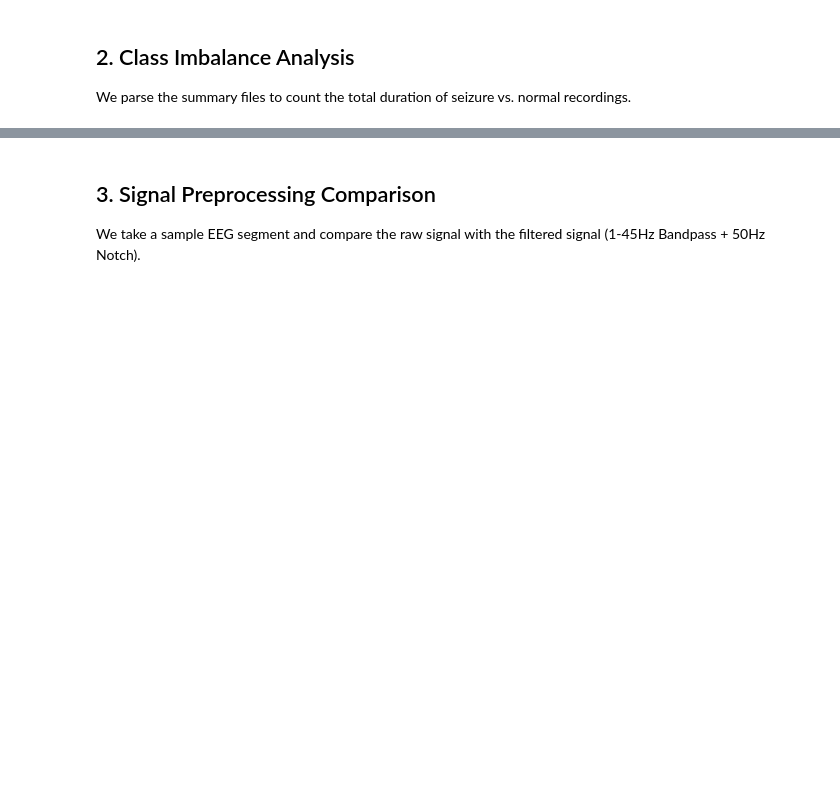
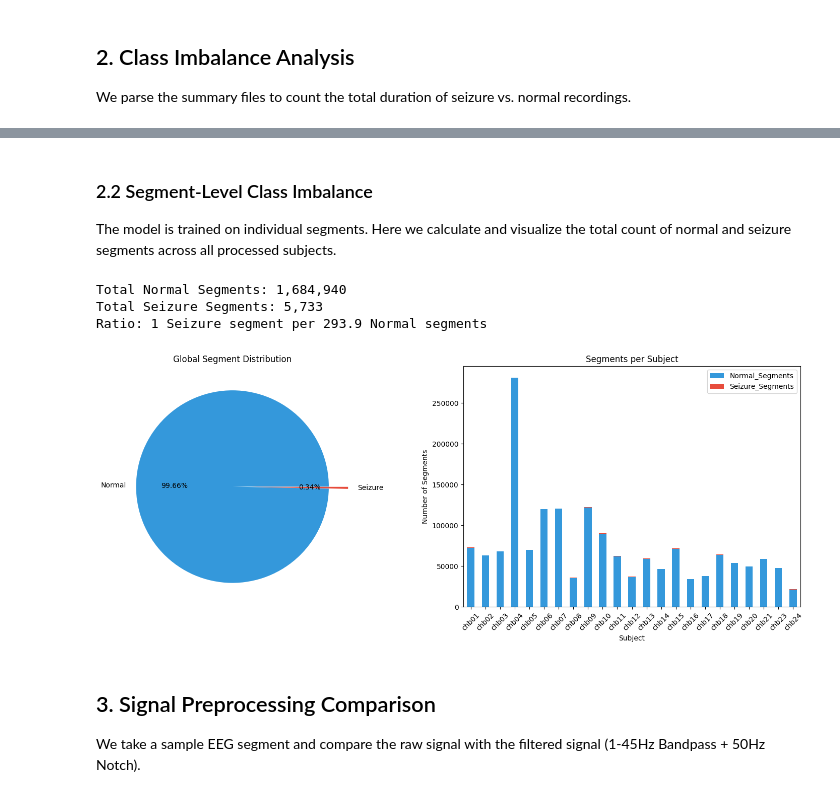
Before and after one commit to yusufafify/eeg-biometric-system, a Jupyter notebook: notebooks/EDA_and_Preprocessing.ipynb, the cells around one changed output, grey strips where cells are left out. Cells and saved outputs as stored; diff of their text form; code cells hidden in the pictures; blank space fills up the shorter version.

```diff
--- a/notebooks/EDA_and_Preprocessing.ipynb
+++ b/notebooks/EDA_and_Preprocessing.ipynb
@@ -78,3 +71,76 @@ plt.show()
+# %% [markdown]
+### 2.2 Segment-Level Class Imbalance
+
+The model is trained on individual segments. Here we calculate and visualize the total count of normal and seizure segments across all processed subjects.
+# %%
+import os
+from pathlib import Path
+import numpy as np
+import pandas as pd
+import matplotlib.pyplot as plt
+import seaborn as sns
+
+# 1. Calculate segment-level statistics
+processed_dir = Path('../data/processed')
+subjects = [d.name for d in processed_dir.iterdir() if d.is_dir()]
+
+segment_stats = []
+for subj in subjects:
+    subj_dir = processed_dir / subj
+    manifest_file = subj_dir / 'manifest.txt'
+    if not manifest_file.exists():
+        continue
+
+    with open(manifest_file, 'r') as f:
+        stems = f.read().splitlines()
+
+    sz_total = 0
+    normal_total = 0
+    for stem in stems:
+        labels = np.load(subj_dir / f"{stem}_labels.npy")
+        sz_count = int(labels.sum())
+        sz_total += sz_count
+        normal_total += (len(labels) - sz_count)
+
+    segment_stats.append({
+        'Subject': subj,
+        'Normal_Segments': normal_total,
+        'Seizure_Segments': sz_total,
+        'Total_Segments': normal_total + sz_total
+    })
+
+df_seg_stats = pd.DataFrame(segment_stats).sort_values('Subject')
+
+# 2. Visualize global distribution
+total_normal_segs = df_seg_stats['Normal_Segments'].sum()
+total_seizure_segs = df_seg_stats['Seizure_Segments'].sum()
+print(f"Total Normal Segments: {total_normal_segs:,}")
+print(f"Total Seizure Segments: {total_seizure_segs:,}")
+if total_seizure_segs > 0:
+    print(f"Ratio: 1 Seizure segment per {total_normal_segs/total_seizure_segs:.1f} Normal segments")
+
+fig, (ax1, ax2) = plt.subplots(1, 2, figsize=(15, 6))
+
+# Global pie chart
+ax1.pie([total_normal_segs, total_seizure_segs], labels=['Normal', 'Seizure'],
+        autopct='%1.2f%%', colors=['#3498db', '#e74c3c'], explode=[0, 0.2])
+ax1.set_title("Global Segment Distribution")
+
+# Subject-wise stacked bar plot
+df_seg_stats.set_index('Subject')[['Normal_Segments', 'Seizure_Segments']].plot(
+    kind='bar', stacked=True, ax=ax2, color=['#3498db', '#e74c3c']
+)
+ax2.set_title("Segments per Subject")
+ax2.set_ylabel("Number of Segments")
+plt.xticks(rotation=45)
+
+plt.tight_layout()
+plt.show()
+# %% [output]
+Total Normal Segments: 1,684,940
+Total Seizure Segments: 5,733
+Ratio: 1 Seizure segment per 293.9 Normal segments
+[figure, added]
 # %% [markdown]
 ## 3. Signal Preprocessing Comparison
 
```
Also changed, not shown: parts of 3 cells of this notebook.
